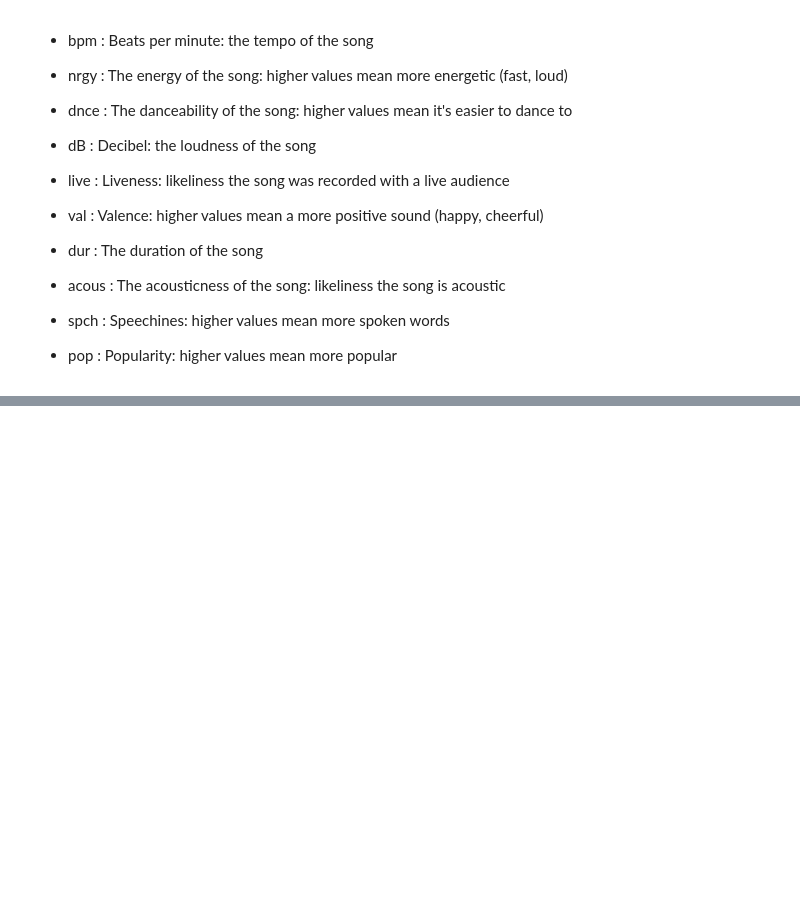
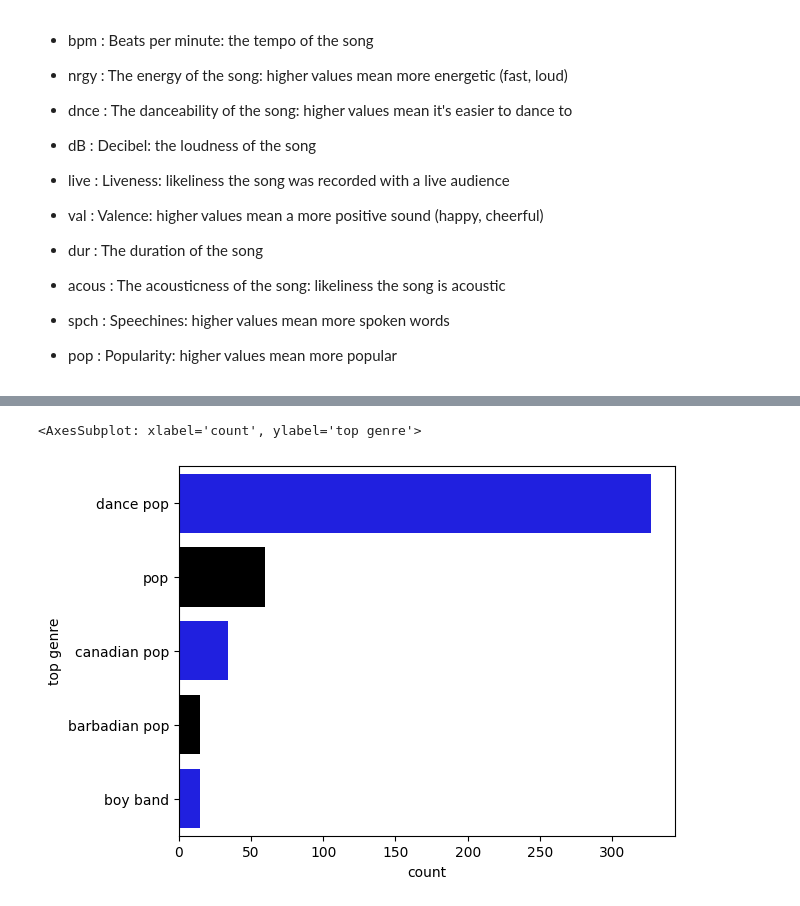
Before and after one commit to Malek-El/mini_projet_GLA, a Jupyter notebook: index.ipynb, the cells around one changed output, grey strips where cells are left out. Drawn from its saved outputs; the diff is of its cells as text; code cells hidden in the pictures; blank space fills up the shorter version.

```diff
--- a/index.ipynb
+++ b/index.ipynb
@@ -115,0 +149,5 @@ top_df
+# %%
+sns.countplot(y="top genre", data=spotify, order=spotify['top genre'].value_counts().index[0:5],palette=('blue','Black'))
+# %% [output]
+<AxesSubplot: xlabel='count', ylabel='top genre'>
+[figure, added]
```
Also changed, not shown: parts of 23 cells of this notebook, 5 other files.
